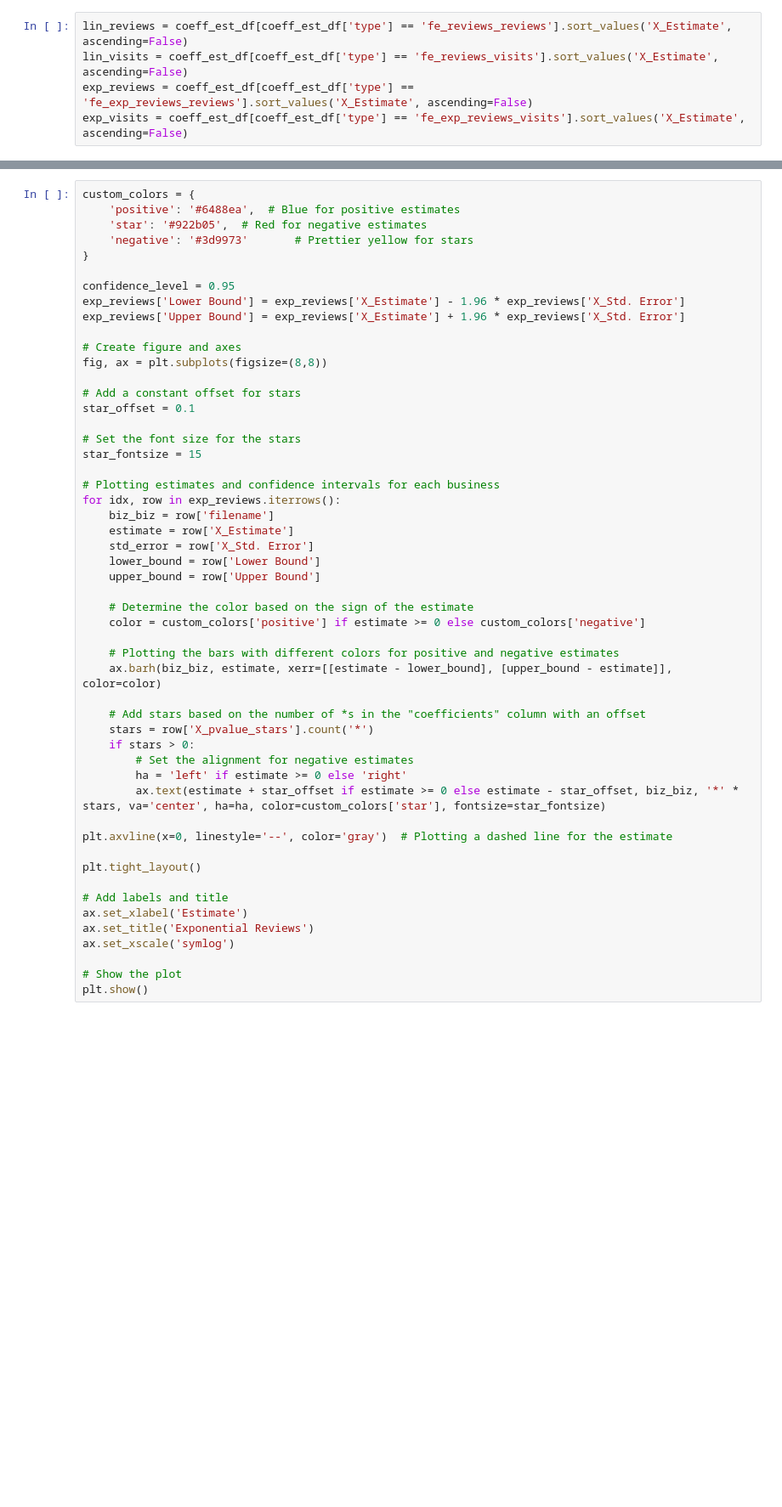
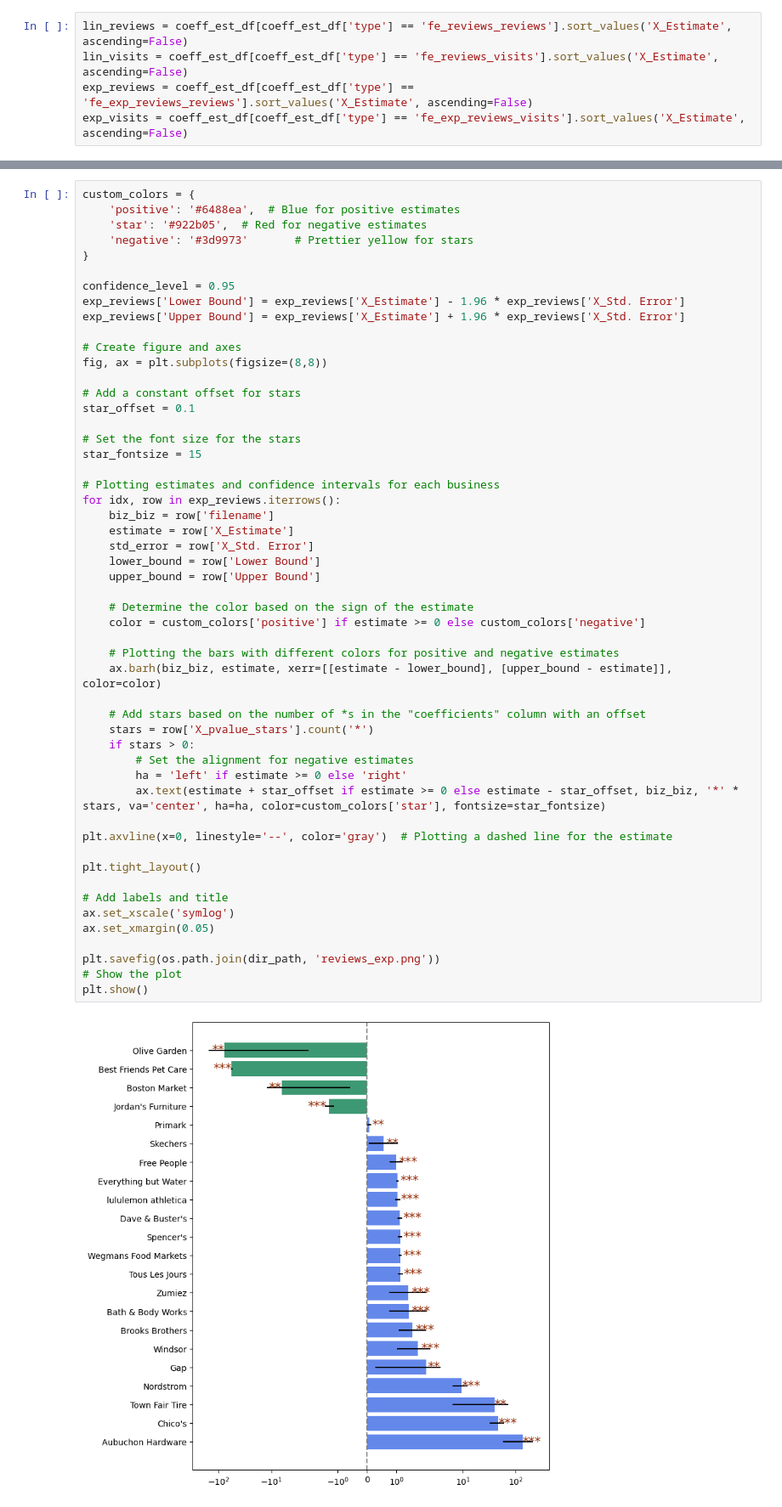
Before and after one commit to embedded-robotics/local-business-network, a Jupyter notebook: part3_visuals_tables/co-efficients_estimation.ipynb, the cells around one changed output, grey strips where cells are left out. Shown at 85% size. Drawn from its saved outputs; the diff is of its cells as text; blank space fills up the shorter version.

```diff
--- a/part3_visuals_tables/co-efficients_estimation.ipynb
+++ b/part3_visuals_tables/co-efficients_estimation.ipynb
@@ -320,35 +519,37 @@ star_fontsize = 15
 # Plotting estimates and confidence intervals for each business
 for idx, row in exp_reviews.iterrows():
     biz_biz = row['filename']
     estimate = row['X_Estimate']
     std_error = row['X_Std. Error']
     lower_bound = row['Lower Bound']
     upper_bound = row['Upper Bound']
 
     # Determine the color based on the sign of the estimate
     color = custom_colors['positive'] if estimate >= 0 else custom_colors['negative']
 
     # Plotting the bars with different colors for positive and negative estimates
     ax.barh(biz_biz, estimate, xerr=[[estimate - lower_bound], [upper_bound - estimate]], color=color)
 
     # Add stars based on the number of *s in the "coefficients" column with an offset
     stars = row['X_pvalue_stars'].count('*')
     if stars > 0:
         # Set the alignment for negative estimates
         ha = 'left' if estimate >= 0 else 'right'
         ax.text(estimate + star_offset if estimate >= 0 else estimate - star_offset, biz_biz, '*' * stars, va='center', ha=ha, color=custom_colors['star'], fontsize=star_fontsize)
 
 plt.axvline(x=0, linestyle='--', color='gray')  # Plotting a dashed line for the estimate
 
 plt.tight_layout()
 
 # Add labels and title
-ax.set_xlabel('Estimate')
-ax.set_title('Exponential Reviews')
 ax.set_xscale('symlog')
+ax.set_xmargin(0.05)
 
+plt.savefig(os.path.join(dir_path, 'reviews_exp.png'))
 # Show the plot
 plt.show()
+# %% [output]
+[figure, added]
 # %%
 custom_colors = {
     'positive': '#6488ea',  # Blue for positive estimates
```
Also changed, not shown: parts of 31 cells of this notebook, 1 other file.
